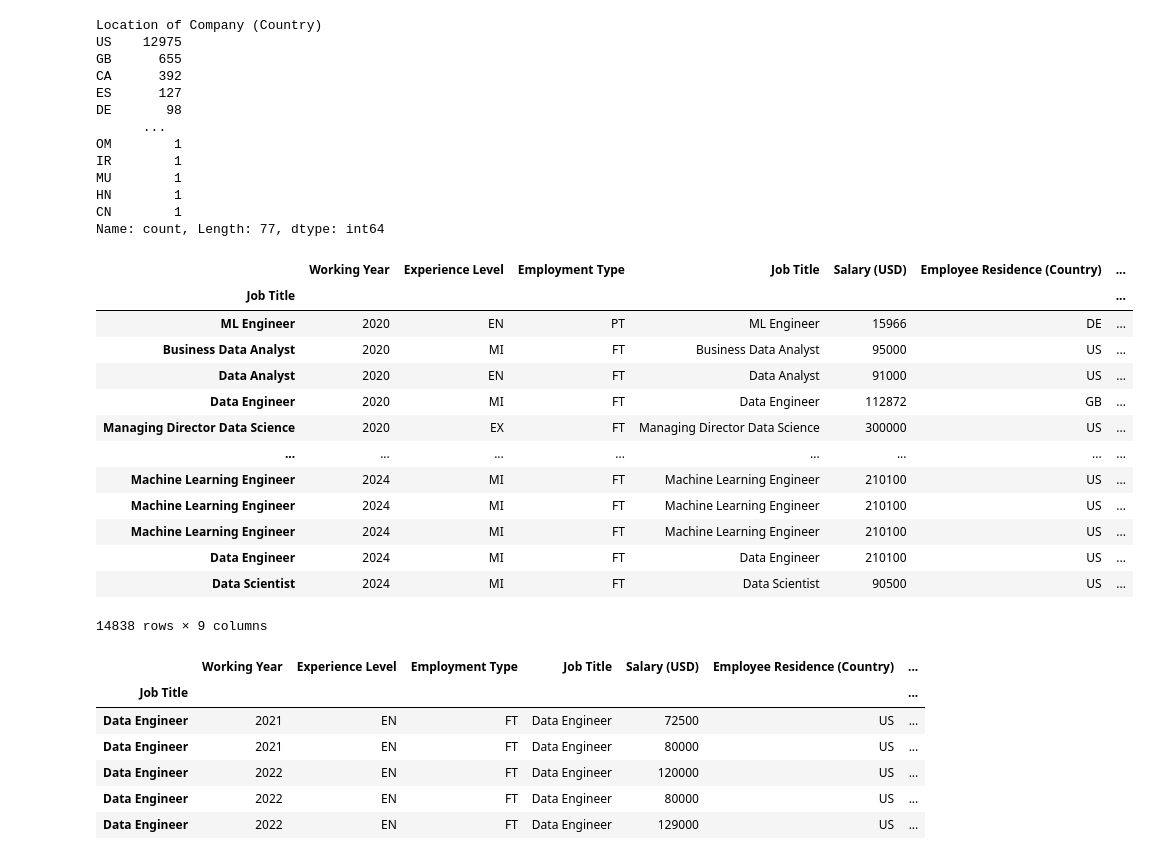
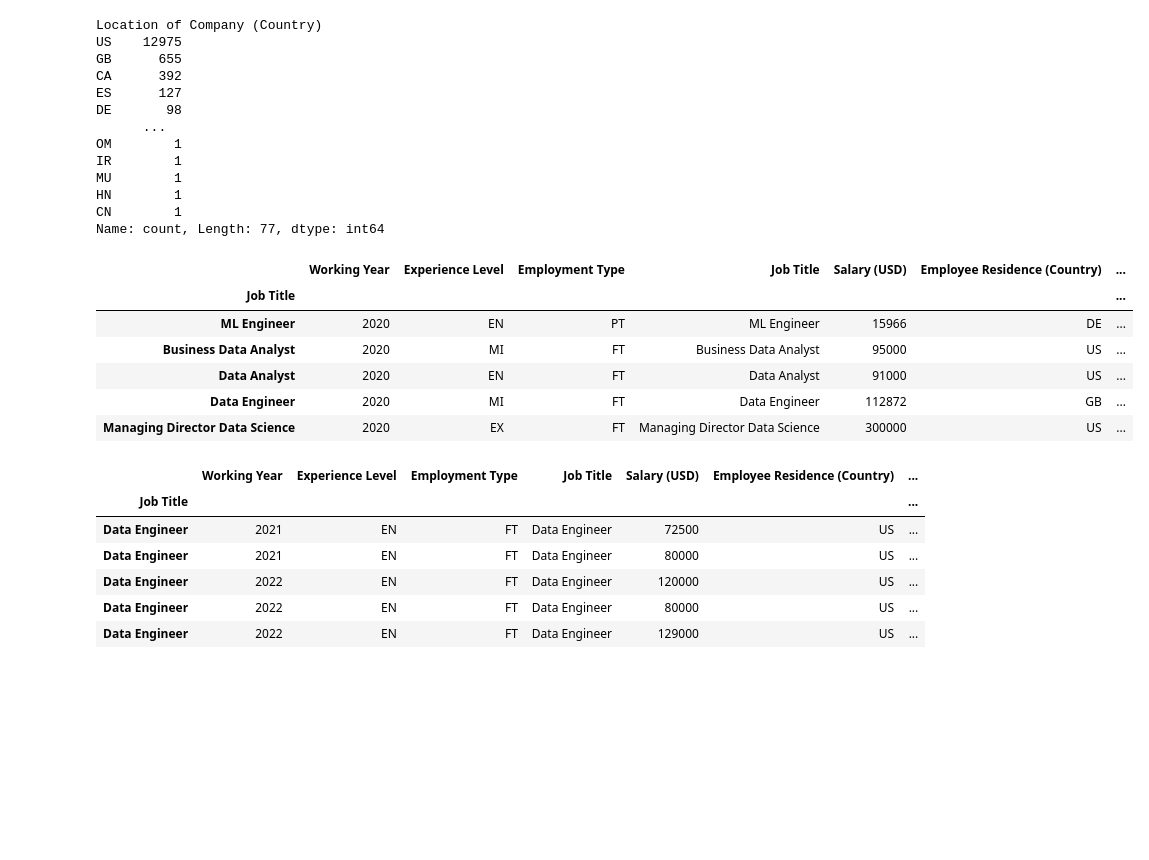
Before and after one commit to chadhollman/data-analyst-job-trends-2020-2024, a Jupyter notebook: Dataframe.ipynb, the cells around one changed output. Drawn from its saved outputs; the diff is of its cells as text; code cells hidden in the pictures; blank space fills up the shorter version.

```diff
--- a/Dataframe.ipynb
+++ b/Dataframe.ipynb
@@ -86,22 +81,15 @@ HN        1
 CN        1
 Name: count, Length: 77, dtype: int64
 # %%
-# Make "Job Title" column the index name and keep "Job Title" column for parsing below
+# Make the Job Title column the index name and keep "Job Title" column for easy parsing data
 cleaned_renamed = cleaned_renamed.set_index("Job Title", drop = False)
-cleaned_renamed
+cleaned_renamed.head()
 # %% [output]
 |  | Working Year | Experience Level | Employment Type | Job Title | Salary (USD) | Employee Residence (Country) | ... |
 | Job Title |  |  |  |  |  |  | ... |
 | ML Engineer | 2020 | EN | PT | ML Engineer | 15966 | DE | ... |
 | Business Data Analyst | 2020 | MI | FT | Business Data Analyst | 95000 | US | ... |
 | Data Analyst | 2020 | EN | FT | Data Analyst | 91000 | US | ... |
 | Data Engineer | 2020 | MI | FT | Data Engineer | 112872 | GB | ... |
 | Managing Director Data Science | 2020 | EX | FT | Managing Director Data Science | 300000 | US | ... |
-| ... | ... | ... | ... | ... | ... | ... | ... |
-| Machine Learning Engineer | 2024 | MI | FT | Machine Learning Engineer | 210100 | US | ... |
-| Machine Learning Engineer | 2024 | MI | FT | Machine Learning Engineer | 210100 | US | ... |
-| Machine Learning Engineer | 2024 | MI | FT | Machine Learning Engineer | 210100 | US | ... |
-| Data Engineer | 2024 | MI | FT | Data Engineer | 210100 | US | ... |
-| Data Scientist | 2024 | MI | FT | Data Scientist | 90500 | US | ... |
-14838 rows × 9 columns
 # %%
```
Also changed, not shown: parts of 13 cells of this notebook.
